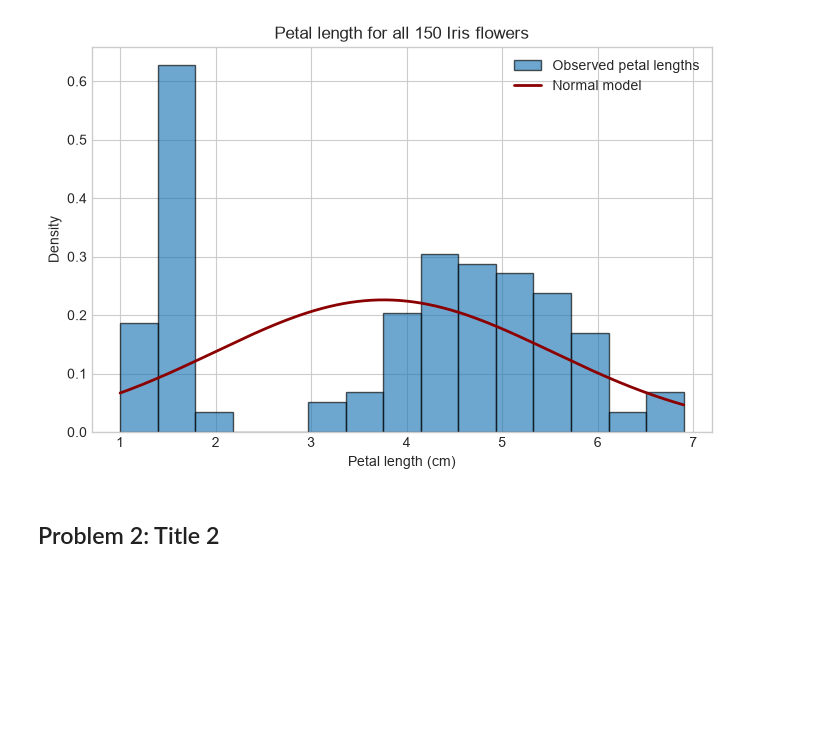
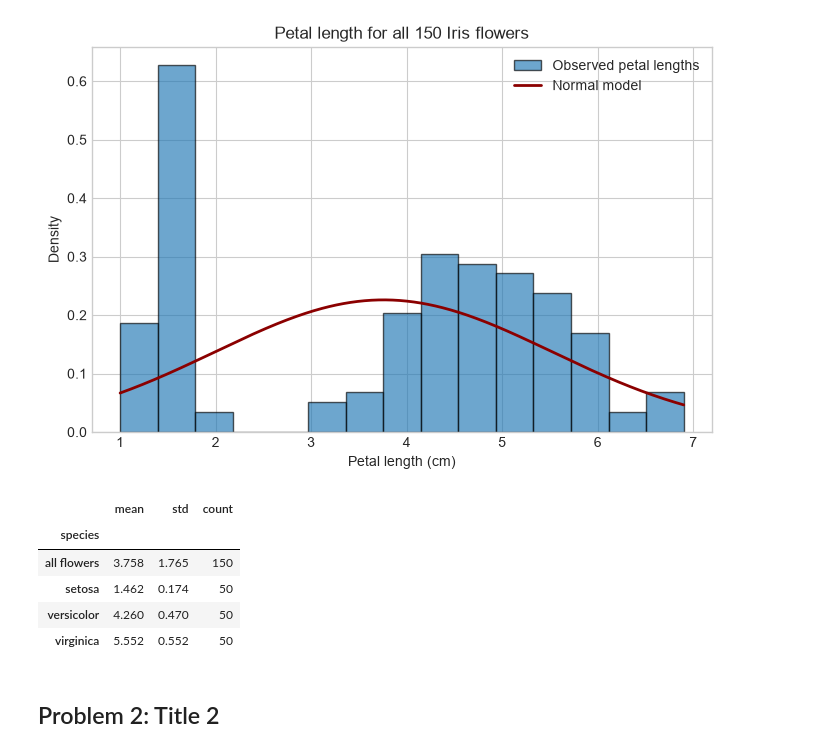
Before and after one commit to HewaOrang/AppStat, a Jupyter notebook: problems.ipynb, the cells around one changed output. Drawn from its saved outputs; the diff is of its cells as text; code cells hidden in the pictures; blank space fills up the shorter version.

Commit message:
creating meand stdev of petal length for all dataset and each species

```diff
--- a/problems.ipynb
+++ b/problems.ipynb
@@ -40,6 +40,19 @@ plt.legend()
 plt.show()
 # %% [output]
 [figure]
+# %%
+species_order = ["setosa", "versicolor", "virginica"]
+summary = iris.groupby("species")["petal_length"].agg(["mean", "std", "count"])
+summary.loc["all flowers"] = [overall_mean, overall_std, len(iris)]
+summary = summary.loc[["all flowers"] + species_order]
+summary.round(3)
+# %% [output]
+|  | mean | std | count |
+| species |  |  |  |
+| all flowers | 3.758 | 1.765 | 150 |
+| setosa | 1.462 | 0.174 | 50 |
+| versicolor | 4.260 | 0.470 | 50 |
+| virginica | 5.552 | 0.552 | 50 |
 # %% [markdown]
 ## Problem 2: Title 2
 # %% [markdown]
```
